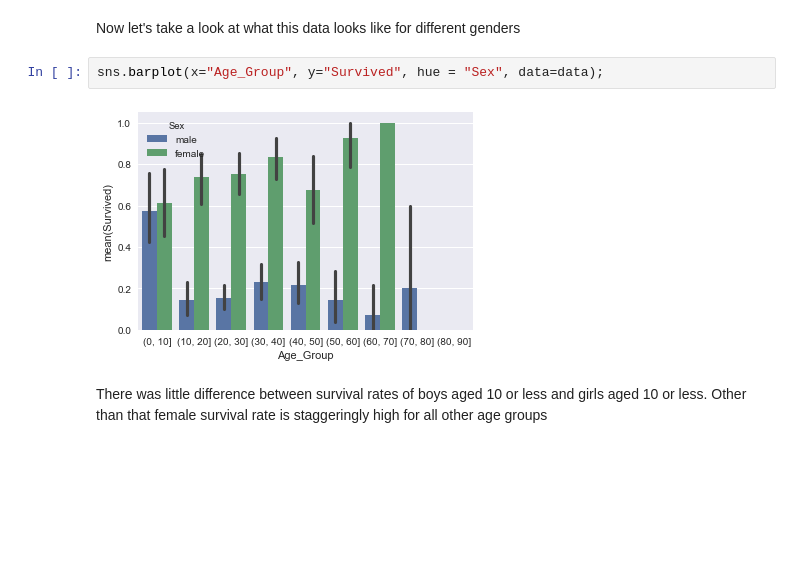
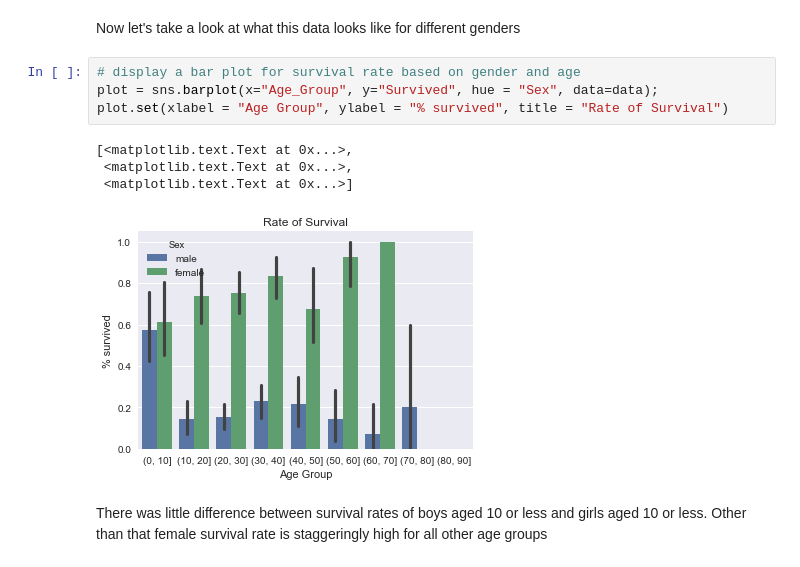
Before and after one commit to salarather/titanic-data-analysis, a Jupyter notebook: titanic-analysis.ipynb, the cells around one changed output. Saved outputs shown, nothing was run; the diff lists cells and outputs as text; blank space fills up the shorter version.

```diff
--- a/titanic-analysis.ipynb
+++ b/titanic-analysis.ipynb
@@ -257,10 +265,15 @@ sns.barplot(x="Age_Group", y="Survived", data=data);
 This confirms my above hypothesis that the 0-10 age group has the highest survival rate ~ 60%
 # %% [markdown]
 Now let's take a look at what this data looks like for different genders
-# %%
-sns.barplot(x="Age_Group", y="Survived", hue = "Sex", data=data);
-# %% [output]
-[figure, removed]
+# %%
+# display a bar plot for survival rate based on gender and age
+plot = sns.barplot(x="Age_Group", y="Survived", hue = "Sex", data=data);
+plot.set(xlabel = "Age Group", ylabel = "% survived", title = "Rate of Survival")
+# %% [output]
+[<matplotlib.text.Text at 0x...>,
+ <matplotlib.text.Text at 0x...>,
+ <matplotlib.text.Text at 0x...>]
+[figure, added]
 # %% [markdown]
 There was little difference between survival rates of boys aged 10 or less and girls aged 10 or less. Other than that female survival rate is staggeringly high for all other age groups
 # %% [markdown]
```
Also changed, not shown: parts of 56 cells of this notebook.
